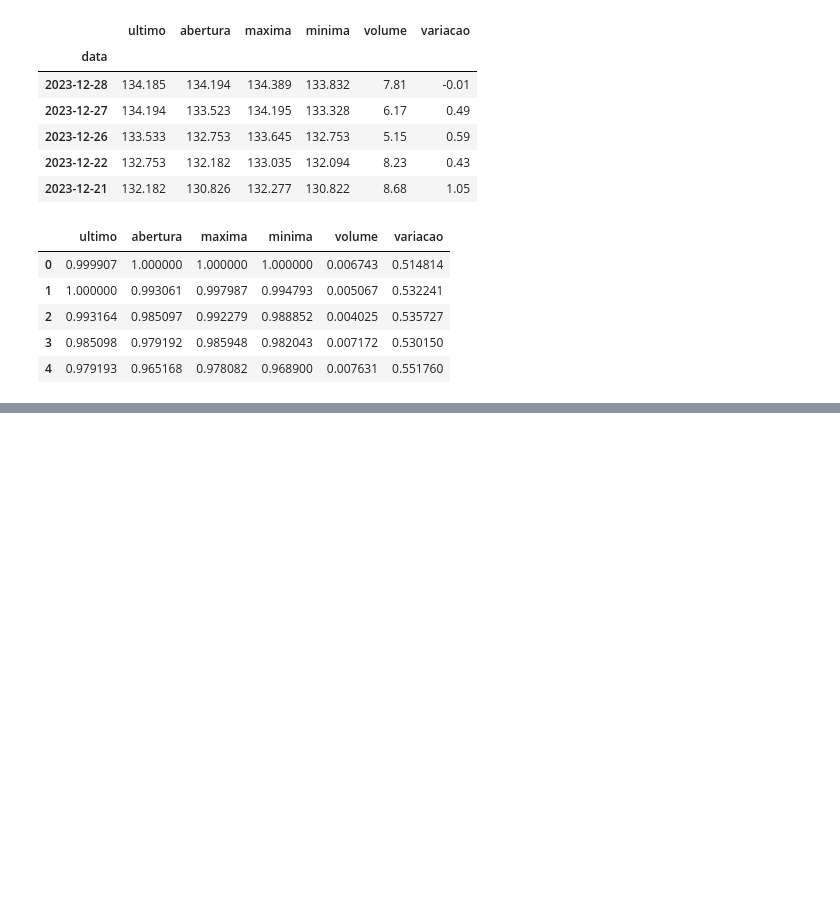
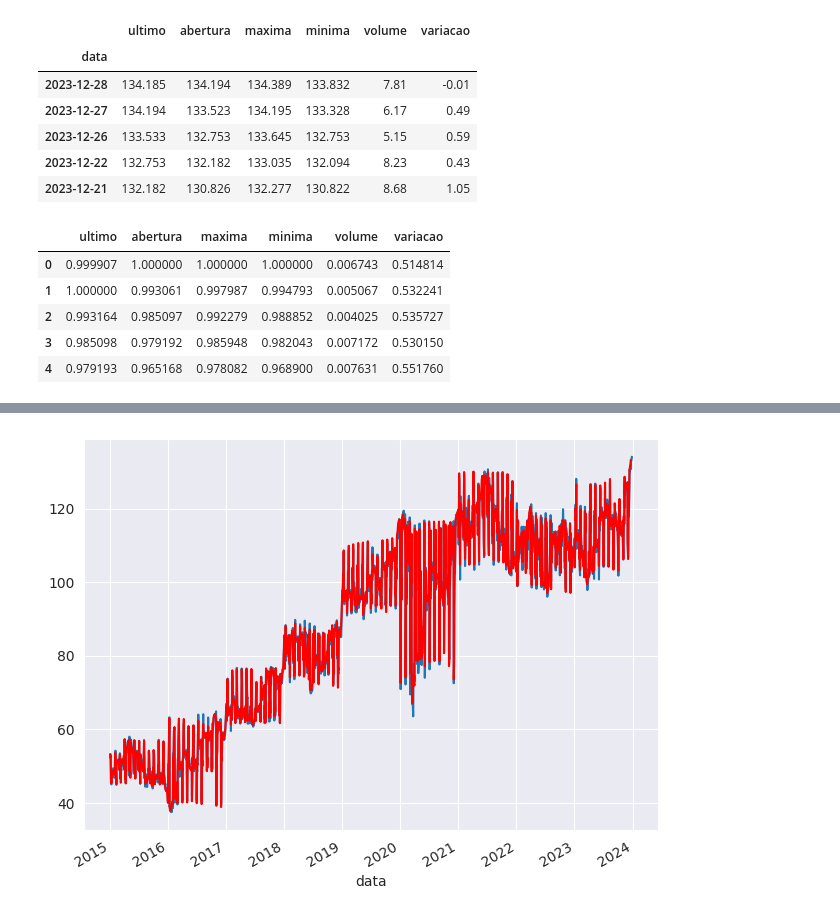
Before and after one commit to thaynnaraluciano/techChallenge2, a Jupyter notebook: TechChallenge_8anos.ipynb, the cells around one changed output, grey strips where cells are left out. Cells and saved outputs as stored; diff of their text form; code cells hidden in the pictures; blank space fills up the shorter version.

```diff
--- a/TechChallenge_8anos.ipynb
+++ b/TechChallenge_8anos.ipynb
@@ -254,0 +298,2 @@ plt.show()
+# %%
+sns.set_style('darkgrid')
@@ -254,0 +337,10 @@ plt.show()
+# %%
+# média movel
+ma = df_temporal.rolling(5).mean()
+
+f, ax = plt.subplots()
+df_temporal.plot(ax=ax, legend=False)
+ma.plot(ax=ax, legend=False, color='r')
+plt.tight_layout()
+# %% [output]
+[figure, added]
```
Also changed, not shown: parts of 23 cells of this notebook.
